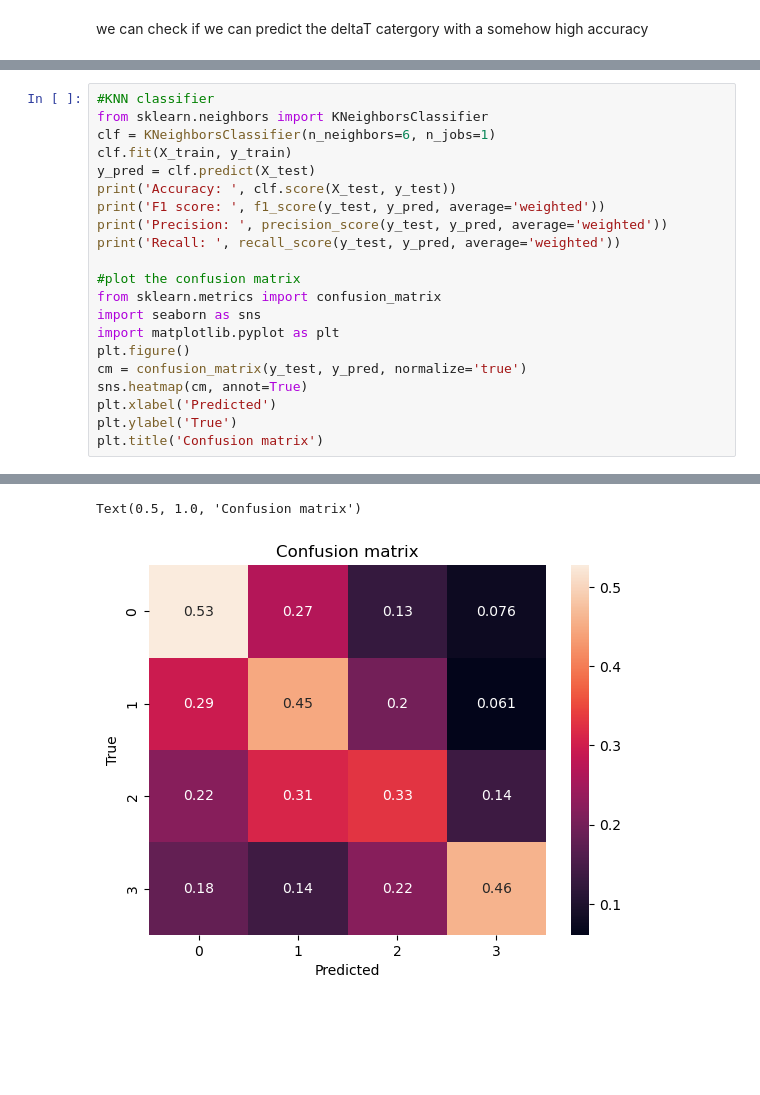
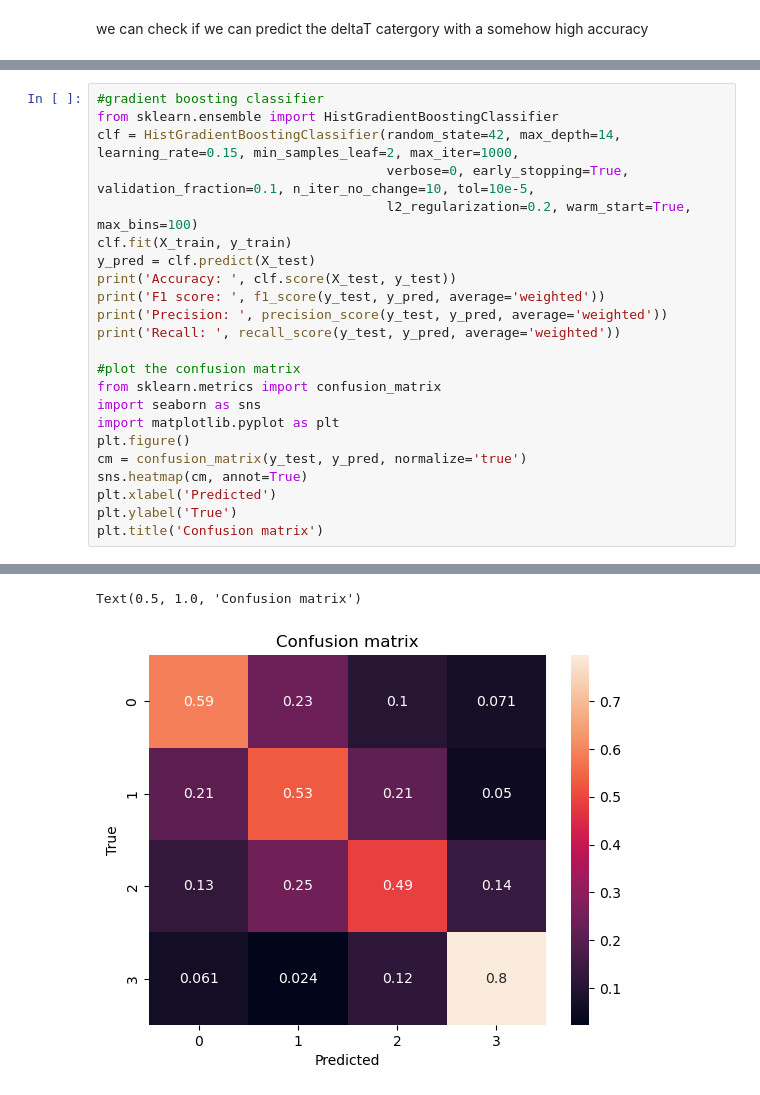
Before and after one commit to christopherogerepfl/UHI_prediction, a Jupyter notebook: task1.ipynb, the cells around one changed output, grey strips where cells are left out. Saved outputs shown, nothing was run; the diff lists cells and outputs as text; blank space fills up the shorter version.

```diff
--- a/task1.ipynb
+++ b/task1.ipynb
@@ -514,7 +526,9 @@ plt.show()
 # %%
-#KNN classifier
-from sklearn.neighbors import KNeighborsClassifier
-clf = KNeighborsClassifier(n_neighbors=6, n_jobs=1)
+#gradient boosting classifier
+from sklearn.ensemble import HistGradientBoostingClassifier
+clf = HistGradientBoostingClassifier(random_state=42, max_depth=14, learning_rate=0.15, min_samples_leaf=2, max_iter=1000,
+                                     verbose=0, early_stopping=True, validation_fraction=0.1, n_iter_no_change=10, tol=10e-5,
+                                     l2_regularization=0.2, warm_start=True, max_bins=100)
 clf.fit(X_train, y_train)
 y_pred = clf.predict(X_test)
 print('Accuracy: ', clf.score(X_test, y_test))
@@ -540,2 +567,2 @@ Recall:  0.439325
 Text(0.5, 1.0, 'Confusion matrix')
-[figure, old version]
+[figure, new version]
```
Also changed, not shown: parts of 34 cells of this notebook, 1 other file.
